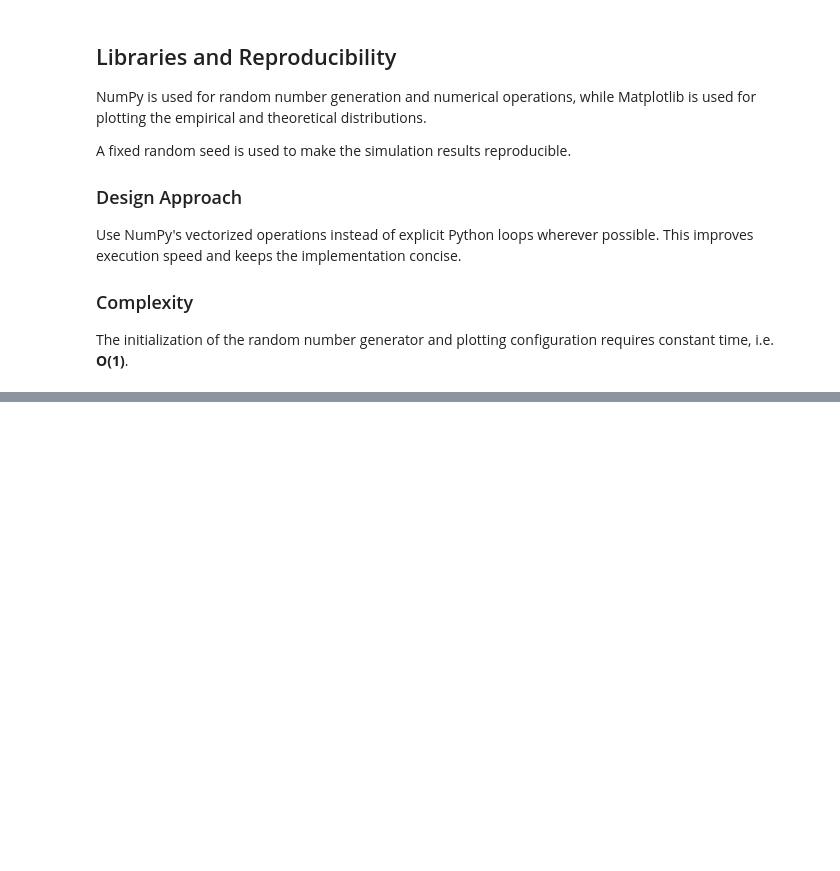
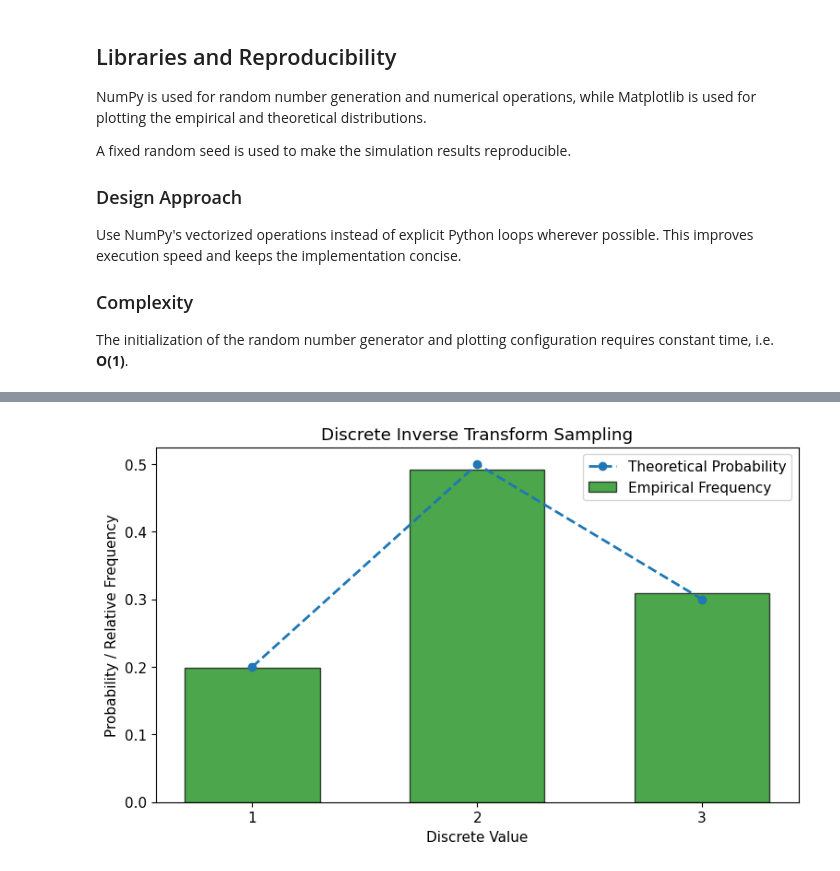
Before and after one commit to lakshitapagaria31/202618052_LakshitaPagaria_DS602, a Jupyter notebook: 202618052_Lab_5/202618052_Assignment05_DS602.ipynb, the cells around one changed output, grey strips where cells are left out. Cells and saved outputs as stored; diff of their text form; code cells hidden in the pictures; blank space fills up the shorter version.

```diff
--- a/202618052_Lab_5/202618052_Assignment05_DS602.ipynb
+++ b/202618052_Lab_5/202618052_Assignment05_DS602.ipynb
@@ -44,0 +614,31 @@ plt.rcParams["font.size"] = 11
+# %%
+plt.figure(figsize=(9, 5))
+
+plt.bar(
+    values,
+    frequencies,
+    width=0.6,
+    edgecolor="black",
+    color="green",
+    alpha=0.7,
+    label="Empirical Frequency"
+)
+
+plt.plot(
+    values,
+    probabilities,
+    marker="o",
+    linestyle="--",
+    linewidth=2,
+    label="Theoretical Probability"
+)
+
+plt.xlabel("Discrete Value")
+plt.ylabel("Probability / Relative Frequency")
+plt.title("Discrete Inverse Transform Sampling")
+plt.xticks(values)
+
+plt.legend()
+plt.show()
+# %% [output]
+[figure, added]
```
Also changed, not shown: parts of 37 cells of this notebook.
